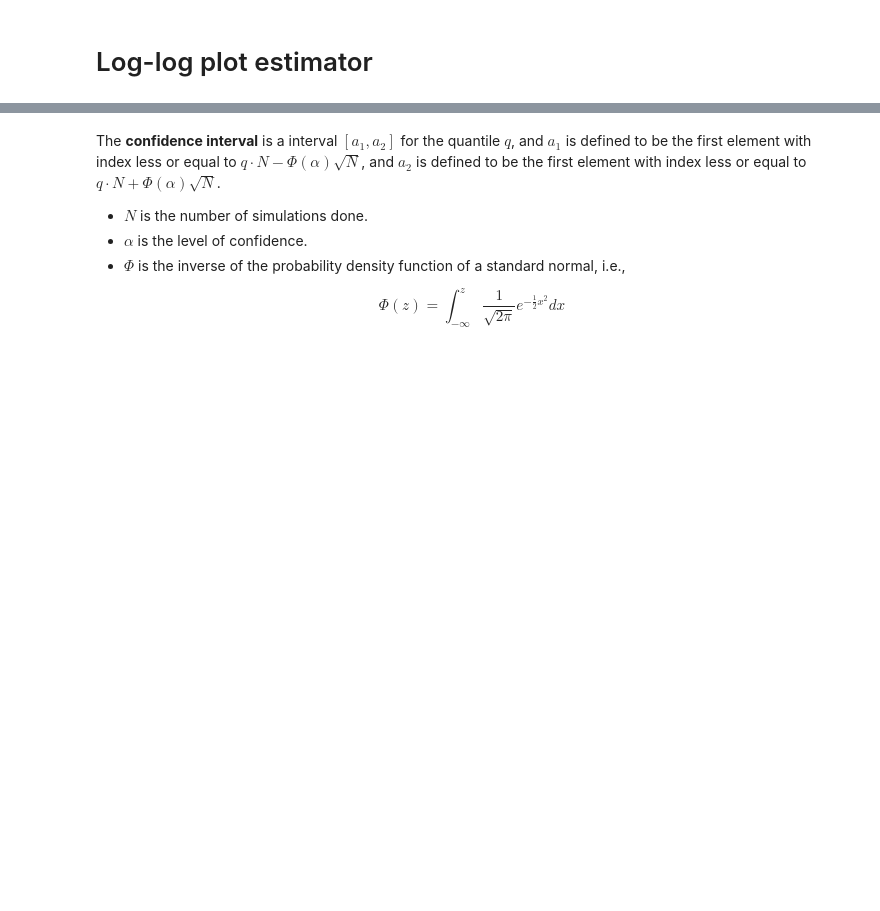
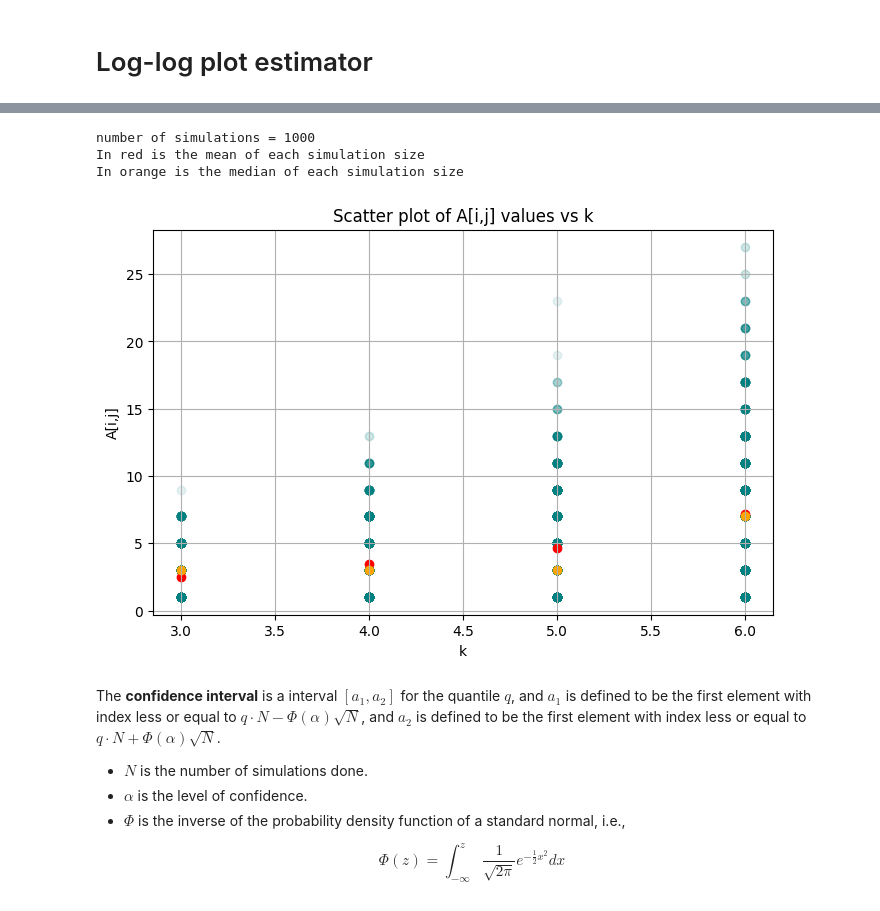
Before and after one commit to IgorSSBarbosa/Random-Walk-on-Random-Environment, a Jupyter notebook: loglogplot.ipynb, the cells around one changed output, grey strips where cells are left out. Saved outputs shown, nothing was run; the diff lists cells and outputs as text; code cells hidden in the pictures; blank space fills up the shorter version.

```diff
--- a/loglogplot.ipynb
+++ b/loglogplot.ipynb
@@ -59,3 +74,39 @@ median values of each row
+# %%
+
+def expand_matrix(k1,k2,A):
+    m, n = A.shape
+    assert m == k2 - k1 + 1, "Matrix A's row count must be equal to k2 - k1 + 1"
+    print('number of simulations =',n)
+    print('In red is the mean of each simulation size')
+    print('In orange is the median of each simulation size')
+    result = []
+    for i in range(n):
+        for j in range(m):
+            k = k1 + j
+            result.append([A[j, i], k])
+
+    return np.array(result)
+# Extract for plotting
+result = expand_matrix(k1,k2,sortedAbs)
+values = result[:, 0]
+ks = result[:, 1]
+
+dom = range(k1,k2+1)
+# Plotting
+plt.figure(figsize=(8, 5))
+plt.scatter(ks, values, alpha=0.1, color='teal')
+plt.scatter(dom, meanA, color='red')
+plt.scatter(dom,median,color='orange')
+plt.xlabel('k')
+plt.ylabel('A[i,j]')
+plt.title('Scatter plot of A[i,j] values vs k')
+plt.grid(True)
+plt.show()
+# %% [output]
+number of simulations = 1000
+In red is the mean of each simulation size
+In orange is the median of each simulation size
+[figure, added]
 # %% [markdown]
 The **confidence interval** is a interval $[a_1,a_2]$ for the quantile $q$, and $a_1$ is defined to be the first element with index less or equal to $q \cdot N - \Phi(\alpha)\sqrt{N}$, and $a_2$ is defined to be the first element with index less or equal to $q \cdot N + \Phi(\alpha)\sqrt{N}$.
 
```
Also changed, not shown: parts of 6 cells of this notebook, 1 other file.
